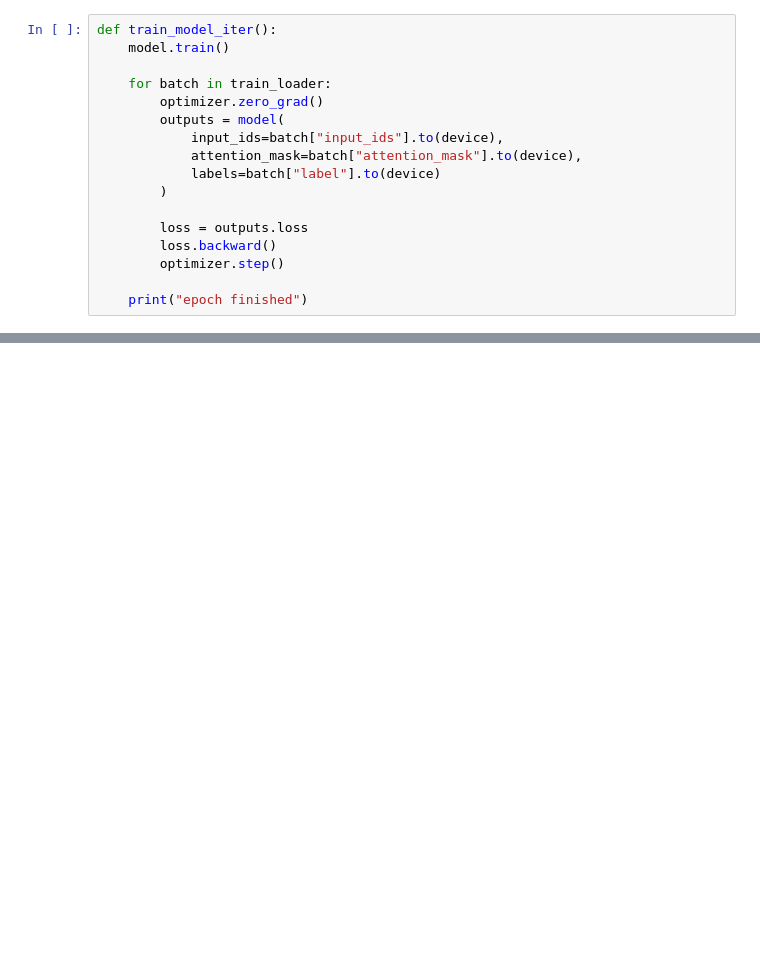
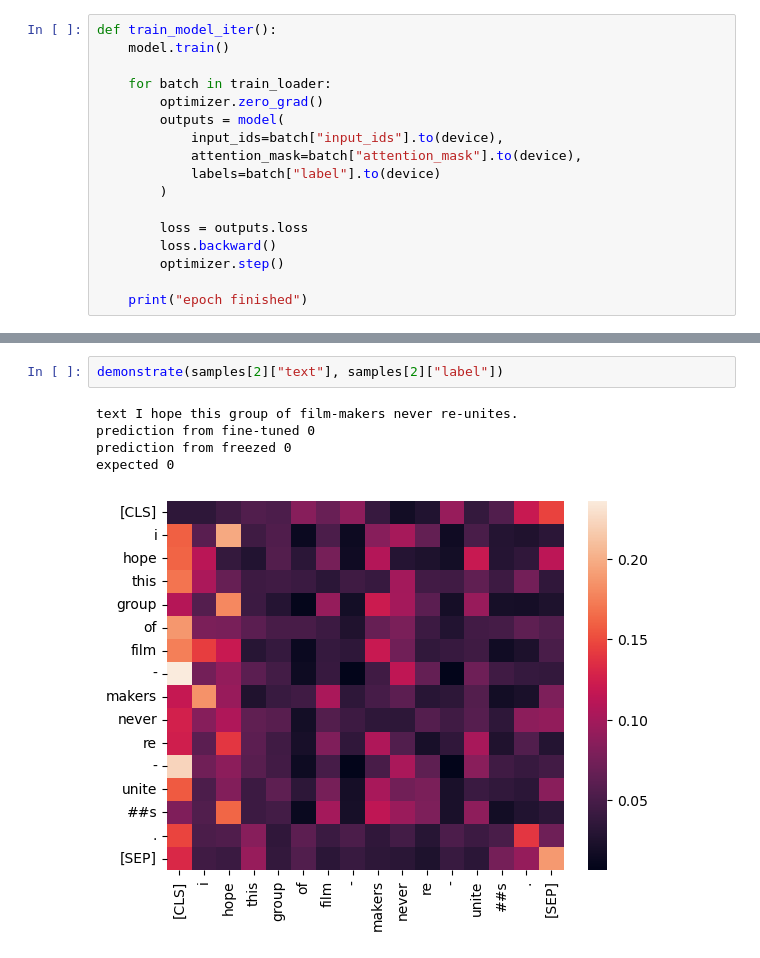
Before and after one commit to matv864/AI_work, a Jupyter notebook: machine/lab1/main.ipynb, the cells around one changed output, grey strips where cells are left out. Saved outputs shown, nothing was run; the diff lists cells and outputs as text; blank space fills up the shorter version.

```diff
--- a/machine/lab1/main.ipynb
+++ b/machine/lab1/main.ipynb
@@ -244,0 +290,8 @@ plt.show()
+# %%
+demonstrate(samples[2]["text"], samples[2]["label"])
+# %% [output]
+text I hope this group of film-makers never re-unites.
+prediction from fine-tuned 0
+prediction from freezed 0
+expected 0
+[figure, added]
```
Also changed, not shown: parts of 12 cells of this notebook.
